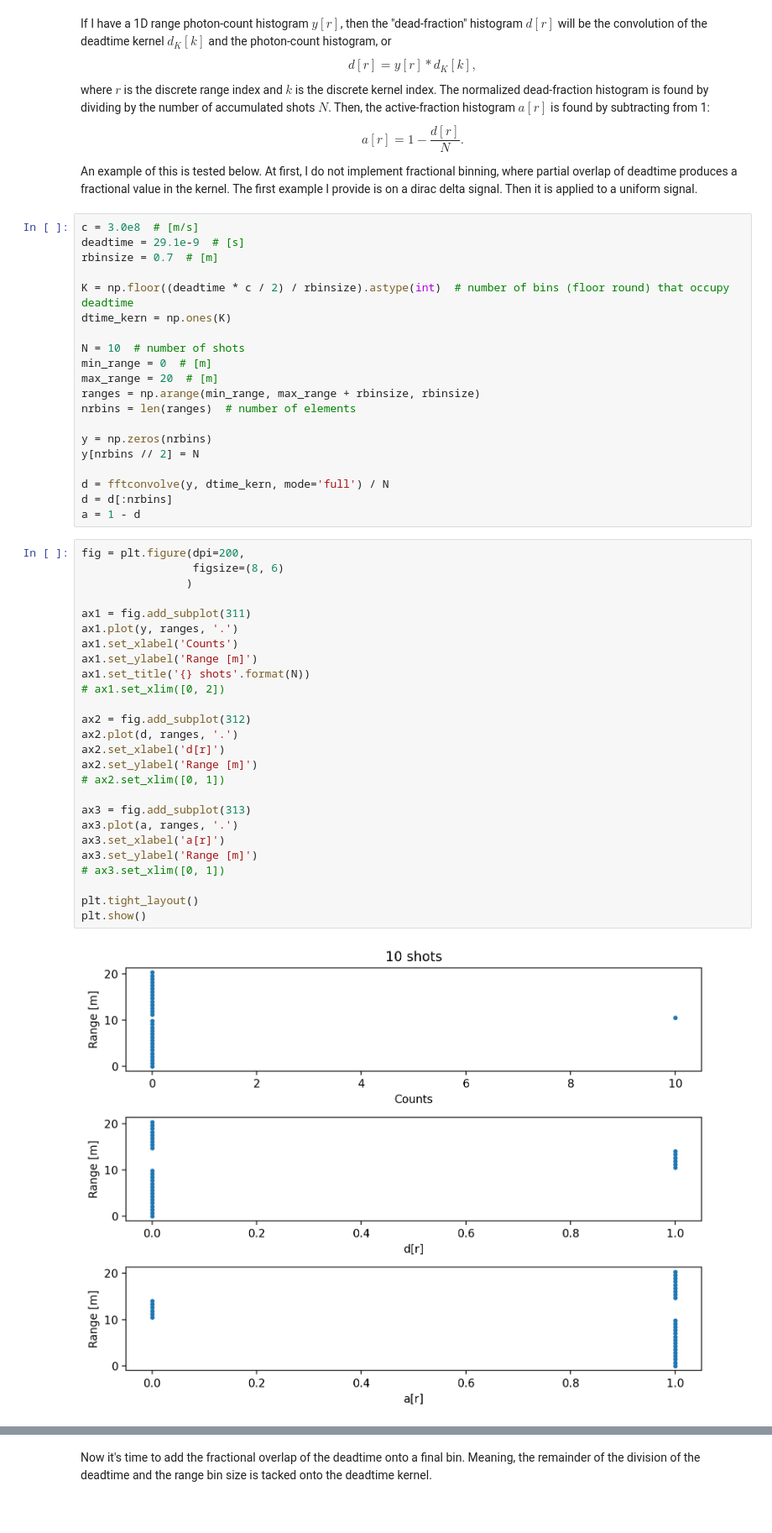
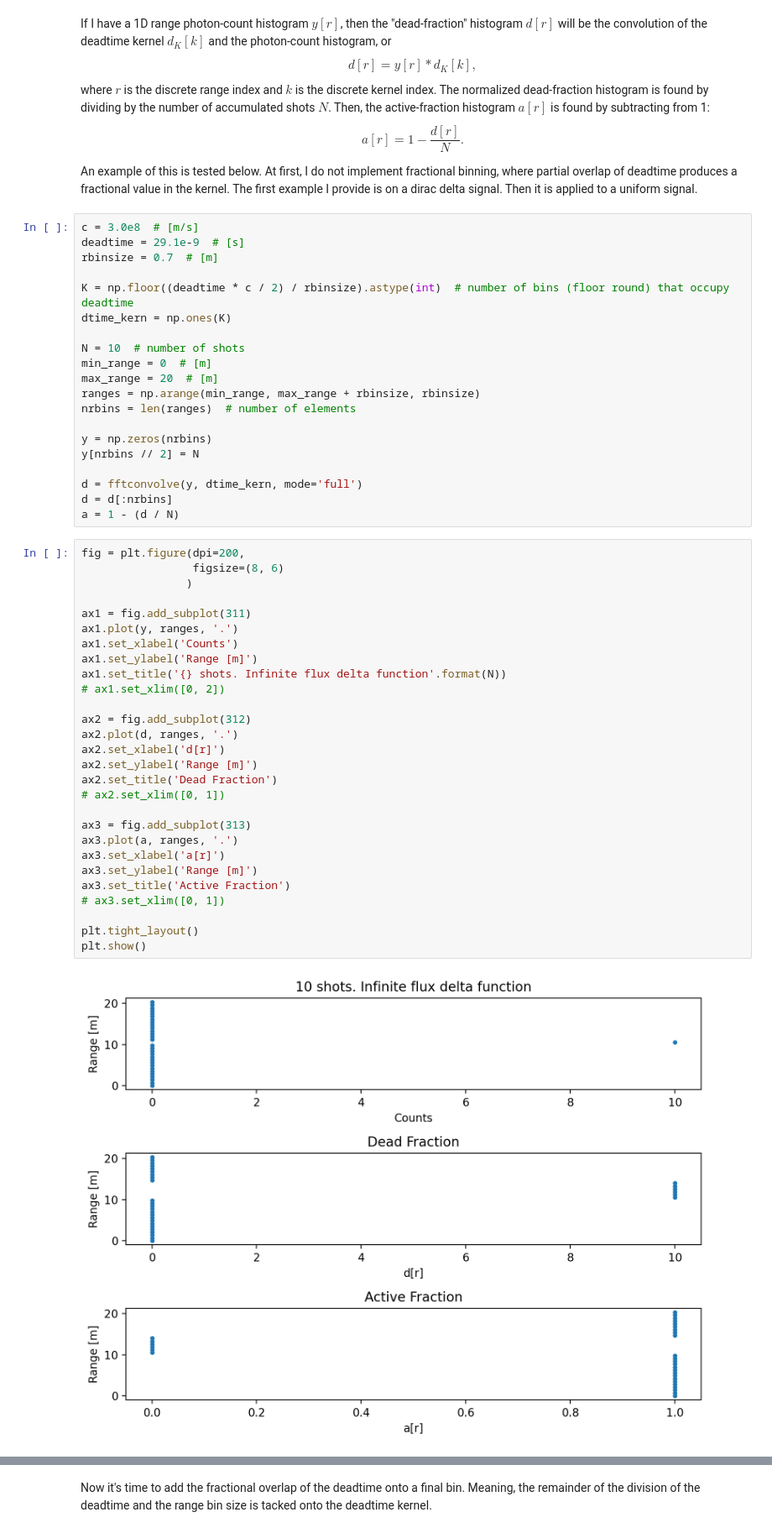
Before and after one commit to gkirchhoff32/Cloud-Measurements, a Jupyter notebook: project/calculators/test_convolution_method_af_hist.ipynb, the cells around one changed output, grey strips where cells are left out. Shown at 84% size. Cells and saved outputs as stored; diff of their text form.

```diff
--- a/project/calculators/test_convolution_method_af_hist.ipynb
+++ b/project/calculators/test_convolution_method_af_hist.ipynb
@@ -48,34 +49,36 @@ nrbins = len(ranges)  # number of elements
 y = np.zeros(nrbins)
 y[nrbins // 2] = N
 
-d = fftconvolve(y, dtime_kern, mode='full') / N
+d = fftconvolve(y, dtime_kern, mode='full')
 d = d[:nrbins]
-a = 1 - d
+a = 1 - (d / N)
 # %%
 fig = plt.figure(dpi=200,
                  figsize=(8, 6)
                 )
 
 ax1 = fig.add_subplot(311)
 ax1.plot(y, ranges, '.')
 ax1.set_xlabel('Counts')
 ax1.set_ylabel('Range [m]')
-ax1.set_title('{} shots'.format(N))
+ax1.set_title('{} shots. Infinite flux delta function'.format(N))
 # ax1.set_xlim([0, 2])
 
 ax2 = fig.add_subplot(312)
 ax2.plot(d, ranges, '.')
 ax2.set_xlabel('d[r]')
 ax2.set_ylabel('Range [m]')
+ax2.set_title('Dead Fraction')
 # ax2.set_xlim([0, 1])
 
 ax3 = fig.add_subplot(313)
 ax3.plot(a, ranges, '.')
 ax3.set_xlabel('a[r]')
 ax3.set_ylabel('Range [m]')
+ax3.set_title('Active Fraction')
 # ax3.set_xlim([0, 1])
 
 plt.tight_layout()
 plt.show()
 # %% [output]
-[figure, old version]
+[figure, new version]
```
Also changed, not shown: parts of 14 cells of this notebook, 3 other files.
